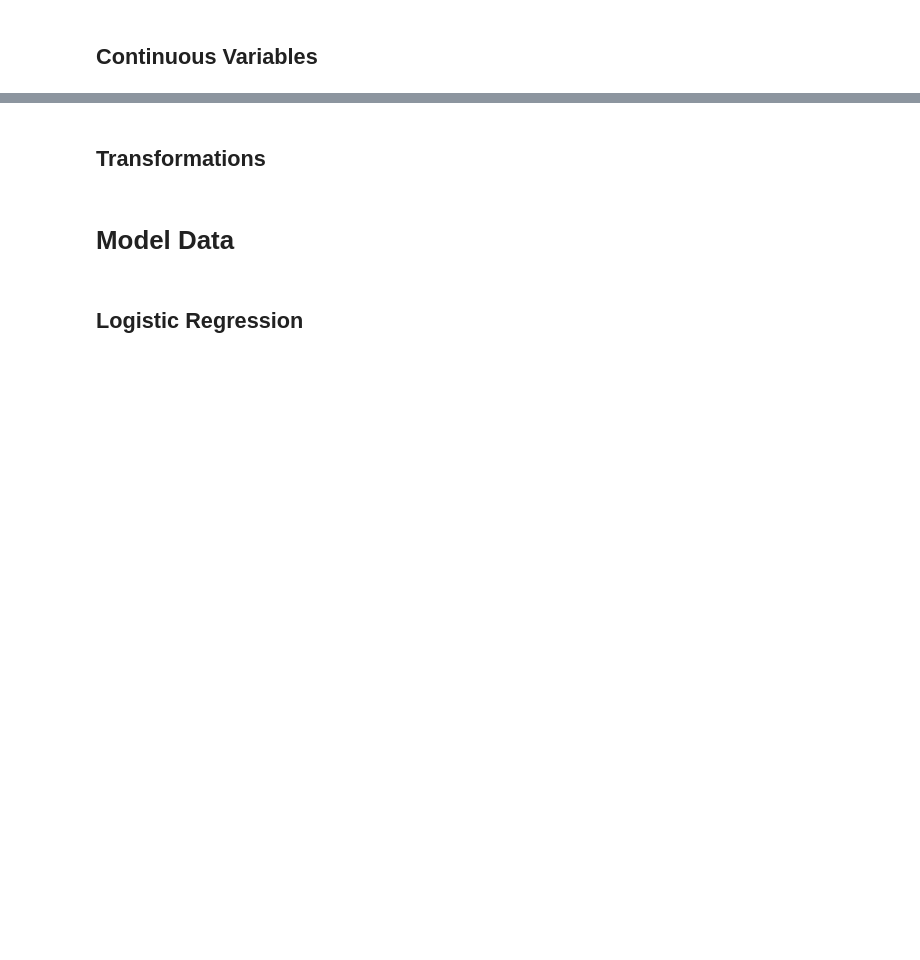
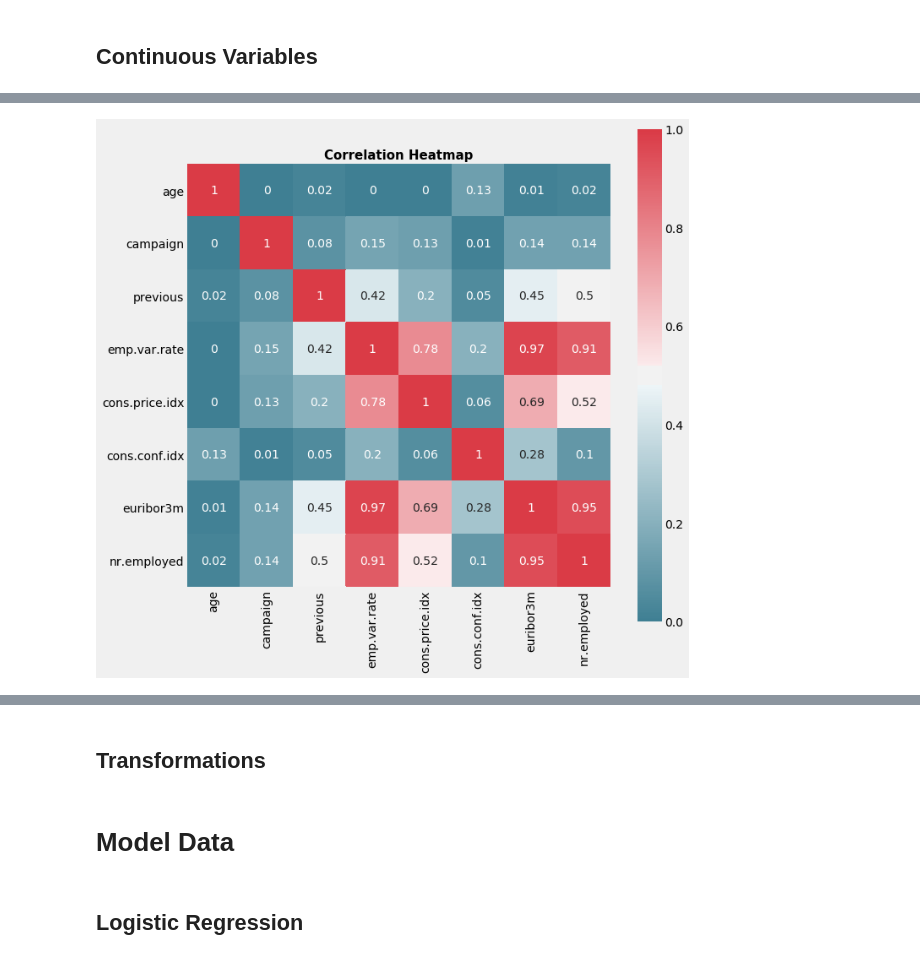
Before and after one commit to JaHerbas/bank-marketing-classification, a Jupyter notebook: Mod5_Project_Bank_Marketing_Classifier.ipynb, the cells around one changed output, grey strips where cells are left out. Cells and saved outputs as stored; diff of their text form; code cells hidden in the pictures; blank space fills up the shorter version.

```diff
--- a/Mod5_Project_Bank_Marketing_Classifier.ipynb
+++ b/Mod5_Project_Bank_Marketing_Classifier.ipynb
@@ -303,0 +494,6 @@ In the above section we decided we would:
+# %%
+# create new column that indidates where or not a customer has been contacted
+# since 999 means "not contacted" we can use that as an identifier
+
+data['p_contacted'] = [0 if x == 999 else 1 for x in data.pdays]
+data.head()
@@ -328,0 +623,4 @@ y :  2
+# %%
+cont_vars.remove('duration')
+cont_vars.remove('pdays')
+cont_vars
@@ -328,0 +636,14 @@ y :  2
+# %%
+cont_data = data[cont_vars]
+# %%
+
+correlation = abs(round(cont_data.corr(), 2))
+f, ax = plt.subplots(figsize=(10, 10))
+sns.heatmap(correlation,
+            annot= True,
+            square= True,
+            cmap =sns.diverging_palette(220, 10, as_cmap=True))
+plt.title('Correlation Heatmap',fontweight='bold',fontsize=15)
+plt.show();
+# %% [output]
+[figure, added]
```
Also changed, not shown: parts of 59 cells of this notebook.
